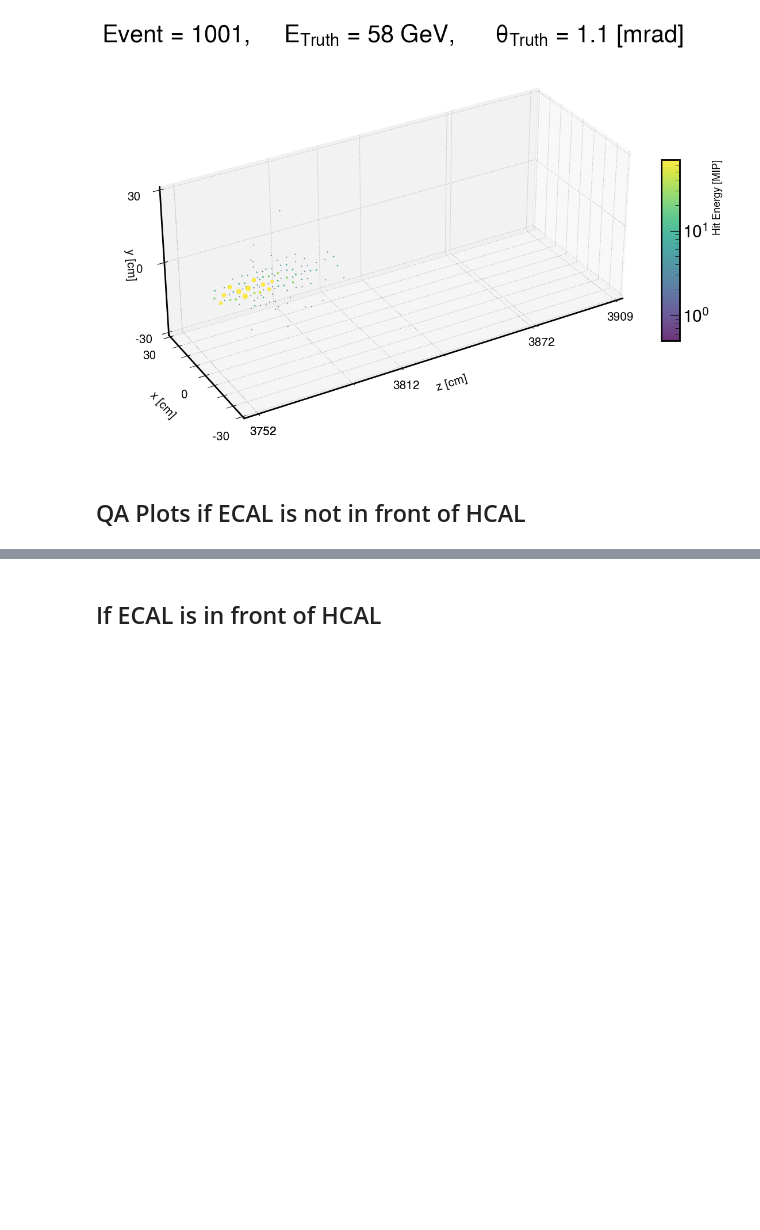
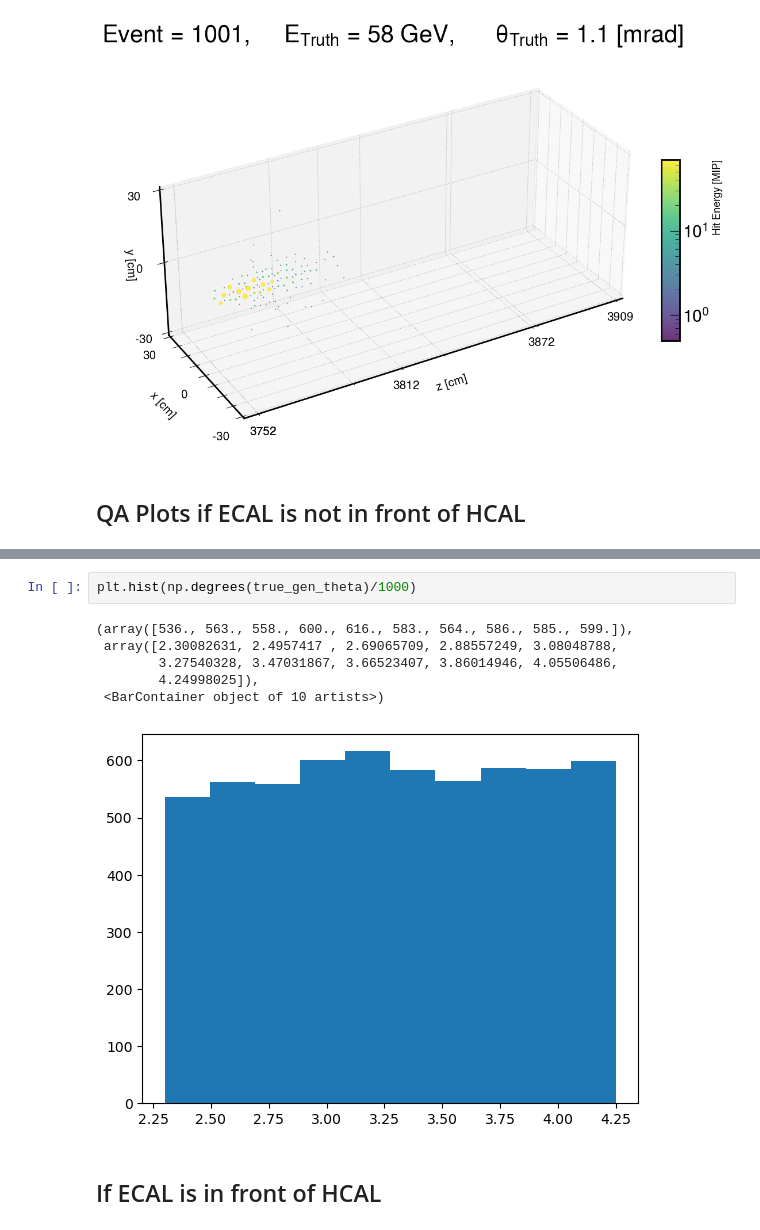
Before and after one commit to eiccodesign/regressiononly, a Jupyter notebook: notebooks/hitQA.ipynb, the cells around one changed output, grey strips where cells are left out. Cells and saved outputs as stored; diff of their text form; blank space fills up the shorter version.

```diff
--- a/notebooks/hitQA.ipynb
+++ b/notebooks/hitQA.ipynb
@@ -1099,3 +1272,12 @@ std_devs = [np.std(var) for var in variables]
+# %%
+plt.hist(np.degrees(true_gen_theta)/1000)
+# %% [output]
+(array([536., 563., 558., 600., 616., 583., 564., 586., 585., 599.]),
+ array([2.30082631, 2.4957417 , 2.69065709, 2.88557249, 3.08048788,
+        3.27540328, 3.47031867, 3.66523407, 3.86014946, 4.05506486,
+        4.24998025]),
+ <BarContainer object of 10 artists>)
+[figure, added]
 # %% [markdown]
 ## If ECAL is in front of HCAL
 # %%
```
Also changed, not shown: parts of 5 cells of this notebook, 4 other files.
